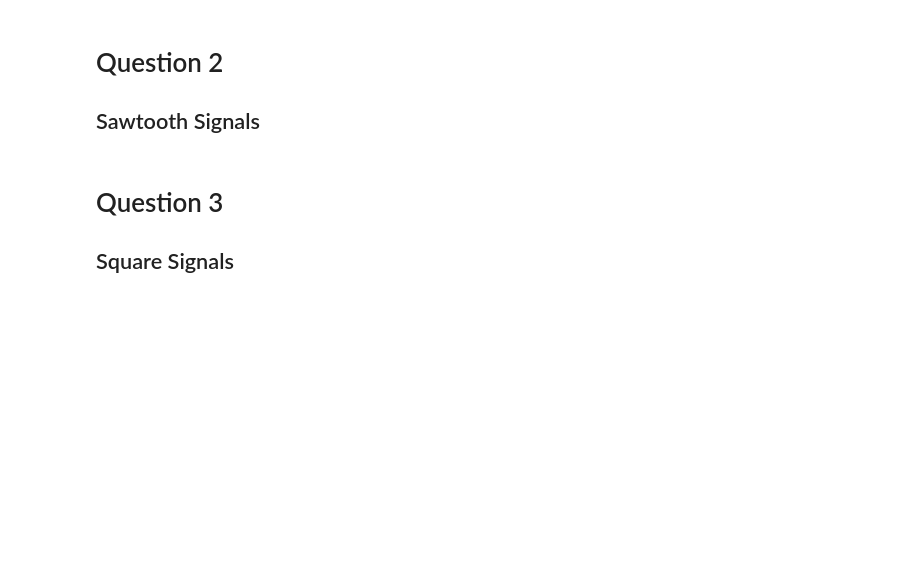
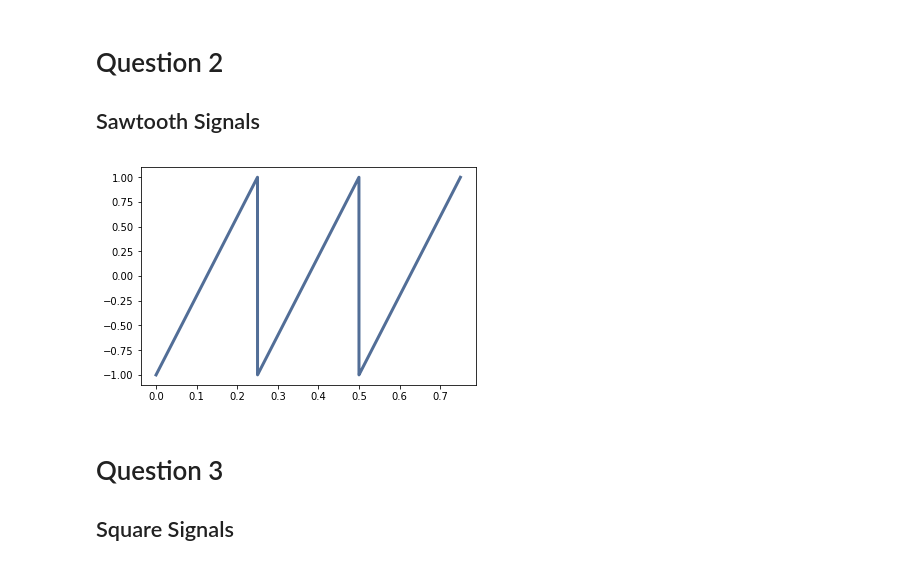
Before and after one commit to mlecoz/ThinkDSP, a Jupyter notebook: code/DSP_HW1_LeCoz.ipynb, the cells around one changed output. Saved outputs shown, nothing was run; the diff lists cells and outputs as text; code cells hidden in the pictures; blank space fills up the shorter version.

Commit message:
sawtooth looks good

```diff
--- a/code/DSP_HW1_LeCoz.ipynb
+++ b/code/DSP_HW1_LeCoz.ipynb
@@ -80,8 +64,37 @@ class SawtoothSignal(thinkdsp.Signal):
+# %%
+# class definition for Sawtooth Signal
+
+class SawtoothSignal(thinkdsp.Signal):
+
+    def __init__(self, freq=4, amp=1.0, offset=0):
+        self.freq = freq
+        self.amp = amp
+        self.offset = offset
+
+        # nice to have pre-calculated later
+        self.period = 1.0/self.freq
+        self.half_period = self.period/2.0
+        self.slope = 2.0/self.period
+
+
+    def evaluate(self, ts):
+
+        # relative_xs gives x position relative to one cycle, i.e., if each positively-sloped line
+        # segment started at x0=0 and ended at x1=<the period duration>, then relative_xs
+        # would be some value on the interval [x0, x1).
+        relative_xs = ts % self.period
+
+        raw_ys = self.slope * (relative_xs - self.half_period)
+        amplified_ys = self.amp * raw_ys
+
+        return amplified_ys
 # %%
 # plot the signal to see if it looks right
 
-# sawtooth_signal = SawtoothSignal()
-# sawtooth_signal.plot()
+sawtooth_signal = SawtoothSignal()
+sawtooth_signal.plot()
+# %% [output]
+[figure, added]
 # %%
 # calculate and plot the sawtooth wave to see if it looks right
 
```
Also changed, not shown: parts of 3 cells of this notebook.
